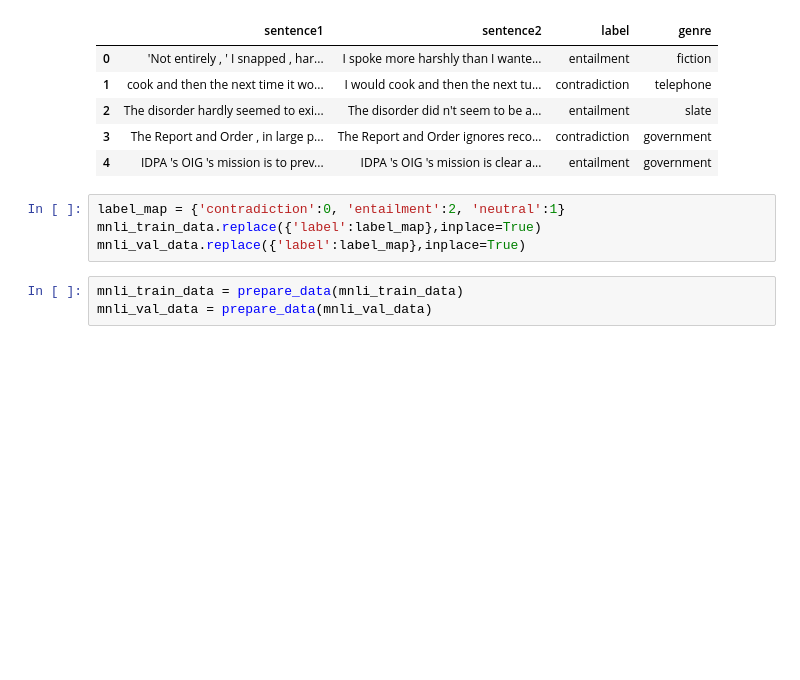
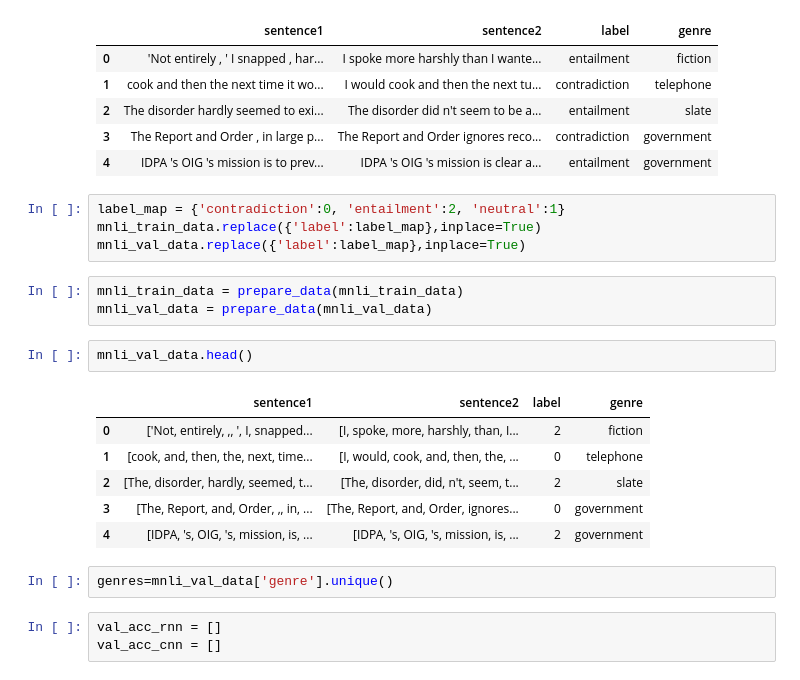
Before and after one commit to avidkenil/DS_NLP, a Jupyter notebook: HW2/SNLI.ipynb, the cells around one changed output. Cells and saved outputs as stored; diff of their text form; blank space fills up the shorter version.

```diff
--- a/HW2/SNLI.ipynb
+++ b/HW2/SNLI.ipynb
@@ -833,3 +1136,17 @@ mnli_val_data.replace({'label':label_map},inplace=True)
 # %%
 mnli_train_data = prepare_data(mnli_train_data)
 mnli_val_data = prepare_data(mnli_val_data)
+# %%
+mnli_val_data.head()
+# %% [output]
+|  | sentence1 | sentence2 | label | genre |
+| 0 | ['Not, entirely, ,, ', I, snapped... | [I, spoke, more, harshly, than, I... | 2 | fiction |
+| 1 | [cook, and, then, the, next, time... | [I, would, cook, and, then, the, ... | 0 | telephone |
+| 2 | [The, disorder, hardly, seemed, t... | [The, disorder, did, n't, seem, t... | 2 | slate |
+| 3 | [The, Report, and, Order, ,, in, ... | [The, Report, and, Order, ignores... | 0 | government |
+| 4 | [IDPA, 's, OIG, 's, mission, is, ... | [IDPA, 's, OIG, 's, mission, is, ... | 2 | government |
+# %%
+genres=mnli_val_data['genre'].unique()
+# %%
+val_acc_rnn = []
+val_acc_cnn = []
```
Also changed, not shown: parts of 37 cells of this notebook, 1 other file.
